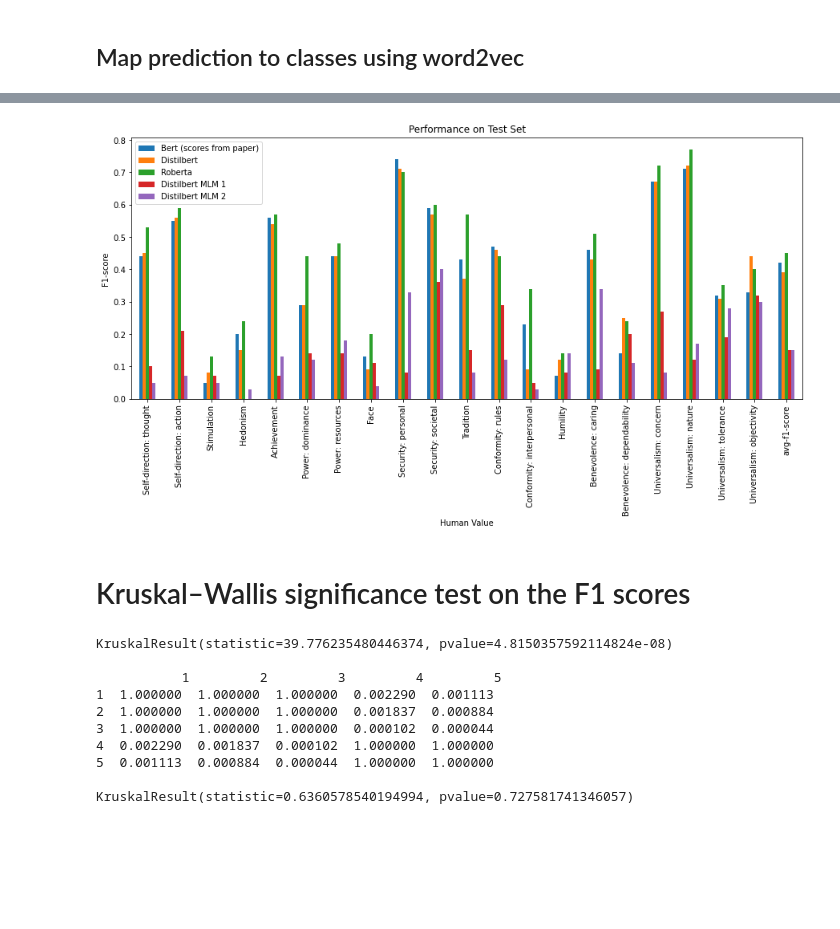
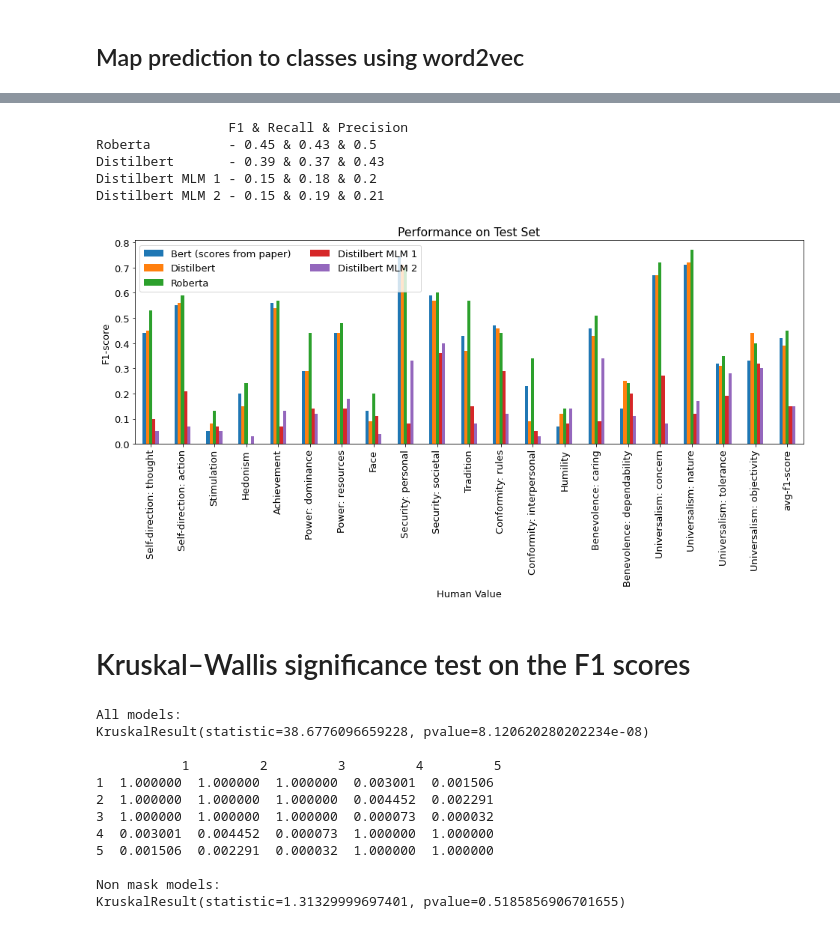
Before and after one commit to Lisa-dk/LTP, a Jupyter notebook: values_classification.ipynb, the cells around one changed output, grey strips where cells are left out. Saved outputs shown, nothing was run; the diff lists cells and outputs as text; code cells hidden in the pictures; blank space fills up the shorter version.

Commit message:
small result fix

```diff
--- a/values_classification.ipynb
+++ b/values_classification.ipynb
@@ -404,6 +440,7 @@ ax.set_xticklabels([x.title() for x in unique_strings], rotation=90)
 ax.legend()
 
 plt.tight_layout()
+plt.rcParams.update({'font.size': 13})
 saveplot("word2vec_dist")
 plt.show()
 # %% [output]
@@ -424,16 +463,15 @@ def test_mlm(data, classes, type=1):
     pred = np.array([x for x in data[f"Pred_{type}_one_hot"]])
 
     true = np.array([x for x in data["Labels"]])
-    f1_scores = f1_score_per_label(pred, true, classes)
 
-    return f1_scores
+    return get_scores(pred, true, classes)
 
 
-f1_scores_mlm_1 = test_mlm(data["test"], classes, type=1)
-f1_scores_mlm_2 = test_mlm(data["test"], classes, type=2)
+mlm_1_test_scores = test_mlm(data["test"], classes, type=1)
+mlm_2_test_scores = test_mlm(data["test"], classes, type=2)
 # %%
-f1_scores_roberta_aug_test = test(data["test"], classes, "nikolai40/human-values-roberta-aug", "roberta-base")
-f1_scores_distilbert_aug_test = test(data["test"], classes, "nikolai40/human-values-distilbert-aug", "distilbert-base-uncased")
+roberta_aug_test_predict = predict(data["test"], classes, "nikolai40/human-values-roberta-aug", "roberta-base")
+distilbert_aug_test_predict = predict(data["test"], classes, "nikolai40/human-values-distilbert-aug", "distilbert-base-uncased")
 bert_website_test = [0.44,0.55,0.05,0.20,0.56,0.29,0.44,0.13,0.74,0.59,0.43,0.47,0.23,0.07,0.46,0.14,0.67,0.71,0.32,0.33, 0.42]
 # %% [output]
 You're using a RobertaTokenizerFast tokenizer. Please note that with a fast tokenizer, using the `__call__` method is faster than using a method to encode the text followed by a call to the `pad` meth ...
@@ -445,41 +481,69 @@ You're using a DistilBertTokenizerFast tokenizer. Please note that with a fast t
+# %%
+labels_test_true = np.array([x for x in data["test"]["Labels"]])
+rob_aug_test_scores = get_scores(roberta_aug_test_predict, labels_test_true, classes)
+dis_augs_test_scores = get_scores(distilbert_aug_test_predict, labels_test_true, classes)
+# %%
+def print_metrics(model_name, scores):
+    f1, re, pre = scores[0]["avg-f1-score"], scores[1]["avg-recall-score"], scores[2]["avg-precision-score"]
+    print(f"{model_name} - {f1} & {re} & {pre}")
+
+print("\t\t F1 & Recall & Precision")
+print_metrics("Roberta         ", rob_aug_test_scores)
+print_metrics("Distilbert      ", dis_augs_test_scores)
+print_metrics("Distilbert MLM 1", mlm_1_test_scores)
+print_metrics("Distilbert MLM 2", mlm_2_test_scores)
+# %% [output]
+                 F1 & Recall & Precision
+Roberta          - 0.45 & 0.43 & 0.5
+Distilbert       - 0.39 & 0.37 & 0.43
+Distilbert MLM 1 - 0.15 & 0.18 & 0.2
+Distilbert MLM 2 - 0.15 & 0.19 & 0.21
 # %%
-df = pd.DataFrame({"Human Value": f1_scores_distilbert_aug_test.keys(),
+df = pd.DataFrame({"Human Value": dis_augs_test_scores[0].keys(),
                    "Bert (scores from paper)": bert_website_test,
-                   "Distilbert": f1_scores_distilbert_aug_test.values(),
-                   "Roberta": f1_scores_roberta_aug_test.values(),
-                   "Distilbert MLM 1": f1_scores_mlm_1.values(),
-                   "Distilbert MLM 2": f1_scores_mlm_2.values()})
+                   "Distilbert": dis_augs_test_scores[0].values(),
+                   "Roberta": rob_aug_test_scores[0].values(),
+                   "Distilbert MLM 1": mlm_1_test_scores[0].values(),
+                   "Distilbert MLM 2": mlm_2_test_scores[0].values()})
 
 df.head()
-plt.rcParams["figure.figsize"] = (15,6)
+plt.rcParams["figure.figsize"] = (16,5)
 df.plot(x="Human Value", y=["Bert (scores from paper)", "Distilbert", "Roberta", "Distilbert MLM 1", "Distilbert MLM 2"], kind="bar")
 plt.title("Performance on Test Set")
 plt.ylabel("F1-score")
+plt.rcParams.update({'font.size': 13})
+plt.legend(ncols=2)
 saveplot("final_results")
 plt.show()
 # %% [output]
-[figure, old version]
+[figure, new version]
 # %% [markdown]
 # Kruskal–Wallis significance test on the F1 scores
 # %%
-groups_1 = [bert_website_test, f1_scores_distilbert.values(), f1_scores_roberta.values(), f1_scores_mlm_1.values(), f1_scores_mlm_2.values()]
-groups_1 = [list(x) for x in groups_1]
+dicts = [dis_augs_test_scores[0].copy(), rob_aug_test_scores[0].copy(), mlm_1_test_scores[0].copy(), mlm_2_test_scores[0].copy()]
+for x in dicts:
+    del x['avg-f1-score']
 
-groups_2 = [bert_website_test, f1_scores_distilbert.values(), f1_scores_roberta.values()]
-groups_2 = [list(x) for x in groups_2]
+groups_1 = [bert_website_test] + [list(x.values()) for x in dicts]
 
+groups_2 = [bert_website_test, list(dicts[0].values()), list(dicts[1].values())]
+
+print("All models:")
 print(stats.kruskal(*groups_1))
 print("\n", sp.posthoc_dunn(groups_1, p_adjust="bonferroni"), "\n")
 
-print(stats.kruskal(*groups_2)) # without mask models
+print("Non mask models:")
+print(stats.kruskal(*groups_2))
 # %% [output]
-KruskalResult(statistic=39.776235480446374, pvalue=4.8150357592114824e-08)
+All models:
+KruskalResult(statistic=38.6776096659228, pvalue=8.120620280202234e-08)
 
            1         2         3         4         5
-1  1.000000  1.000000  1.000000  0.002290  0.001113
-2  1.000000  1.000000  1.000000  0.001837  0.000884
-3  1.000000  1.000000  1.000000  0.000102  0.000044
-4  0.002290  0.001837  0.000102  1.000000  1.000000
-5  0.001113  0.000884  0.000044  1.000000  1.000000
+1  1.000000  1.000000  1.000000  0.003001  0.001506
+2  1.000000  1.000000  1.000000  0.004452  0.002291
+3  1.000000  1.000000  1.000000  0.000073  0.000032
+4  0.003001  0.004452  0.000073  1.000000  1.000000
+5  0.001506  0.002291  0.000032  1.000000  1.000000
 
-KruskalResult(statistic=0.6360578540194994, pvalue=0.727581741346057)
+Non mask models:
+KruskalResult(statistic=1.31329999697401, pvalue=0.5185856906701655)
```
Also changed, not shown: parts of 14 cells of this notebook, 4 other files.
